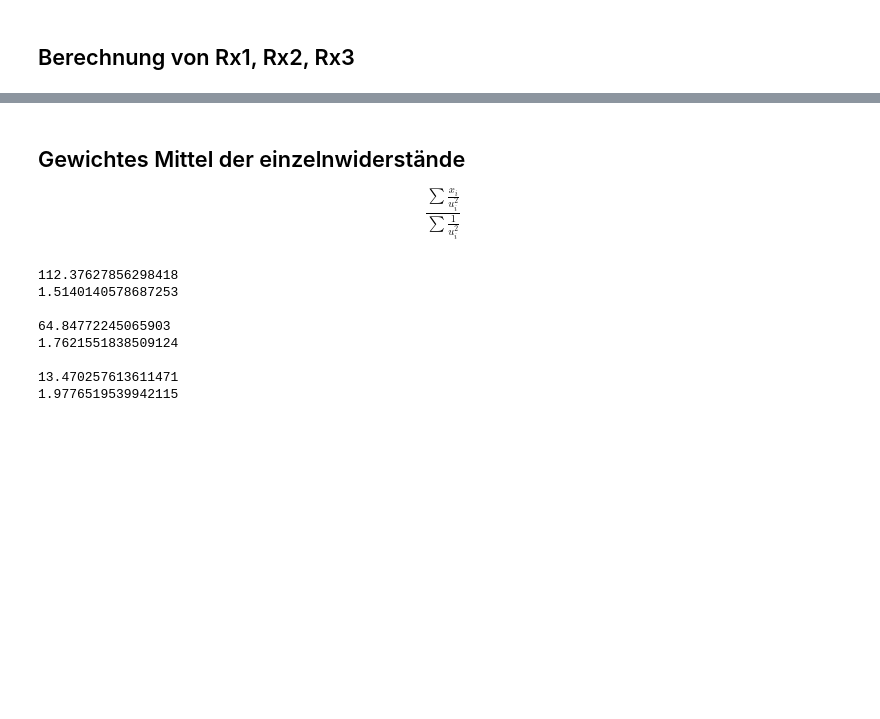
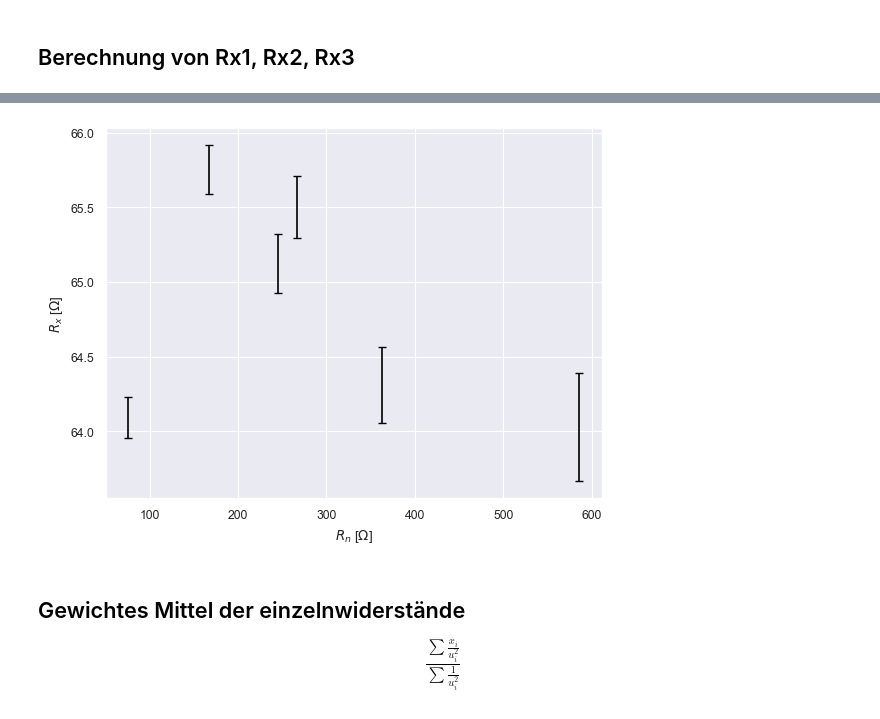
Before and after one commit to Ben-physics-dotcom/GPR_2, a Jupyter notebook: Notebooks/ED/E1.ipynb, the cells around one changed output, grey strips where cells are left out. Saved outputs shown, nothing was run; the diff lists cells and outputs as text; code cells hidden in the pictures; blank space fills up the shorter version.

```diff
--- a/Notebooks/ED/E1.ipynb
+++ b/Notebooks/ED/E1.ipynb
@@ -205,0 +388,14 @@ plt.show()
+# %%
+y_R123 = R123_mat[1]
+x_R = R_mat[1]
+x_L = L_mat[1]
+ax = sns.lineplot(x=x_R, y=y_R123,
+    linestyle='none')
+ax.errorbar(
+    x=x_R, y=y_R123, yerr=u_R123[1],
+    fmt='none', ecolor='black', capsize=3)
+plt.xlabel(r"$R_{n}$ [$\Omega$]")
+plt.ylabel(r"$R_{x}$ [$\Omega$]")
+plt.show()
+# %% [output]
+[figure, added]
@@ -208,19 +407,3 @@ plt.show()
 $$ \frac{\sum \frac{x_i}{u_i^2}}{\sum\frac{1}{u_i^2}}$$
 # %%
 # print(R_123_err)
-# %%
-R_err = np.ones(3)
-for i in range(3):
-    R_err[i] = np.sum(n(R_123_err[i]) / s(R_123_err[i])**2) / np.sum(1 / s(R_123_err[i])**2)
-    print(R_err[i])
-    print(1 / np.sqrt(np.sum(s(R_123_err[i])**2)))
-    print()
-# %% [output]
-112.37627856298418
-1.5140140578687253
-
-64.84772245065903
-1.7621551838509124
-
-13.470257613611471
-1.9776519539942115
```
Also changed, not shown: parts of 76 cells of this notebook, 1 other file.
